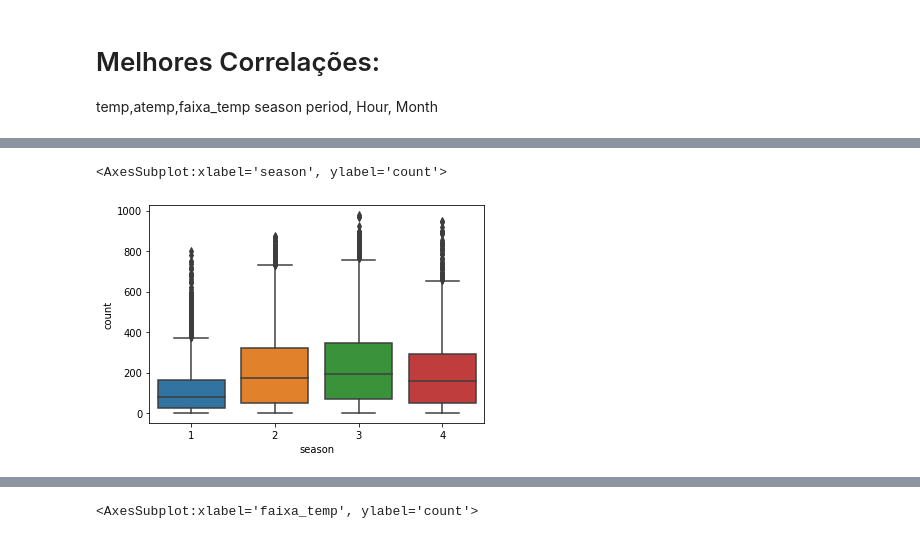
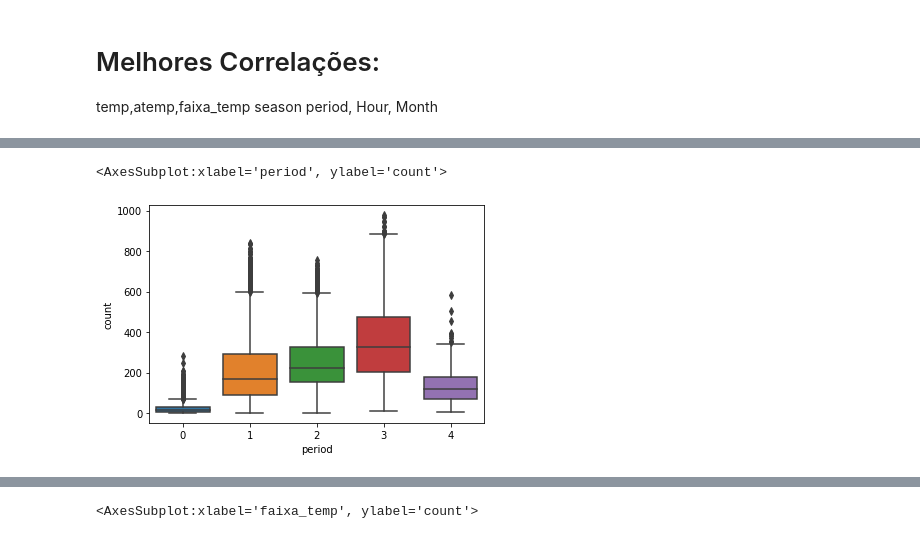
Before and after one commit to renCgomes/T2_LP_ECA_2021.2, a Jupyter notebook: T2_LP.ipynb, the cells around one changed output, grey strips where cells are left out. Drawn from its saved outputs; the diff is of its cells as text; code cells hidden in the pictures.

Commit message:
Organizando markdowns e plot de gráficos

```diff
--- a/T2_LP.ipynb
+++ b/T2_LP.ipynb
@@ -71,0 +101,10 @@ Com a coluna weekend pronta, podemos agora trabalhar com a coluna time, a fim de
+# %%
+def getHour(value):
+    value = int(datetime.strptime(value,  "%H:%M:%S").strftime('%H'))
+    return value
+
+
+train["hour"] = train["time"].map(getHour)
+test["hour"] = test["time"].map(getHour)
+
+train.head(100)
@@ -76,14 +217,22 @@ def getDayPeriod(value):
         return 0
     elif value >= 6 and value <= 11:
         return 1
-    elif value >= 12 and value <= 17:
+    elif value >= 12 and value <= 15:
         return 2
-    elif value >= 18 and value <= 23:
+    elif value >= 16 and value <= 20:
         return 3
+    elif value >= 21:
+        return 4
 
 train["period"] = train["time"].map(getDayPeriod)
 test["period"] = test["time"].map(getDayPeriod)
 
+plt.figure(figsize=(5,5))
+train.groupby(["period"])["count"].sum().plot.pie()
+
+train.drop('time', inplace=True, axis=1)
+test.drop('time', inplace=True, axis=1)
+
 train.head()
 # %% [output]
 |  | datetime | season | holiday | workingday | weather | temp | atemp | humidity | windspeed | casual | ... |
@@ -95,9 +244,0 @@ train.head()
-# %%
-def getHour(value):
-    value = int(datetime.strptime(value,  "%H:%M:%S").strftime('%H'))
-    return value
-
-train["Hour"] = train["time"].map(getHour)
-test["Hour"] = test["time"].map(getHour)
-
-train.head()
@@ -111,9 +244,0 @@ train.head()
-# %%
-def getMonth(value):
-    value = int(datetime.strptime(value, "%Y-%m-%d").strftime('%m'))
-    return value
-
-train["Month"] = train["date"].map(getMonth)
-test["Month"] = test["date"].map(getMonth)
-
-train.head()
@@ -222,6 +299,5 @@ sns.boxplot(x = "Hour",y="count",data=train)
 # %%
-sns.boxplot(x = "season",y="count",data=train)
-#contagem maior no verao e no outono
+sns.boxplot(x = "period",y="count",data=train)
 # %% [output]
-<AxesSubplot:xlabel='season', ylabel='count'>
+<AxesSubplot:xlabel='period', ylabel='count'>
-[figure, old version]
+[figure, new version]
```
Also changed, not shown: parts of 46 cells of this notebook.
